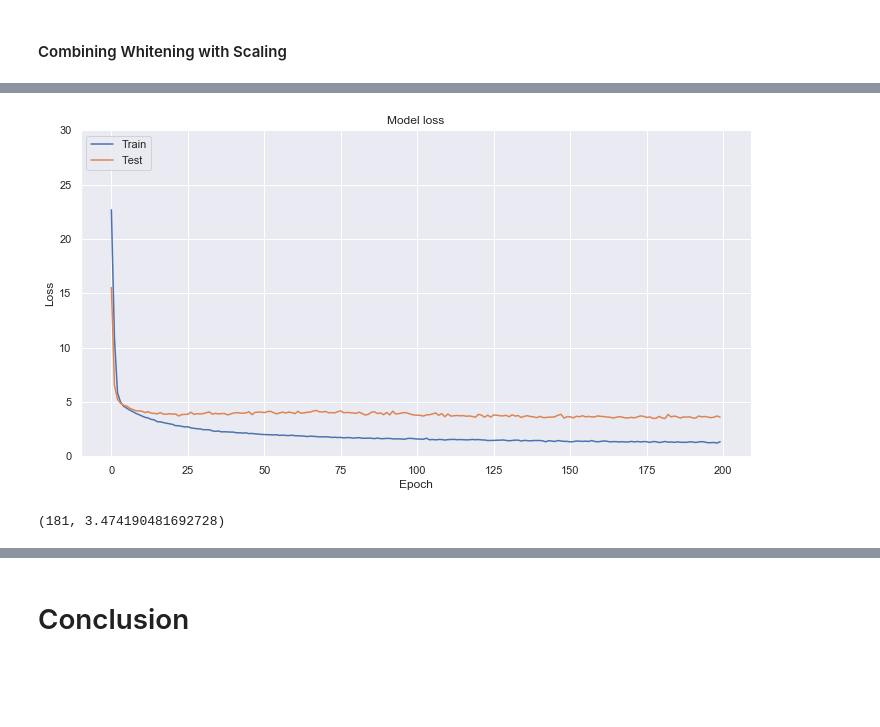
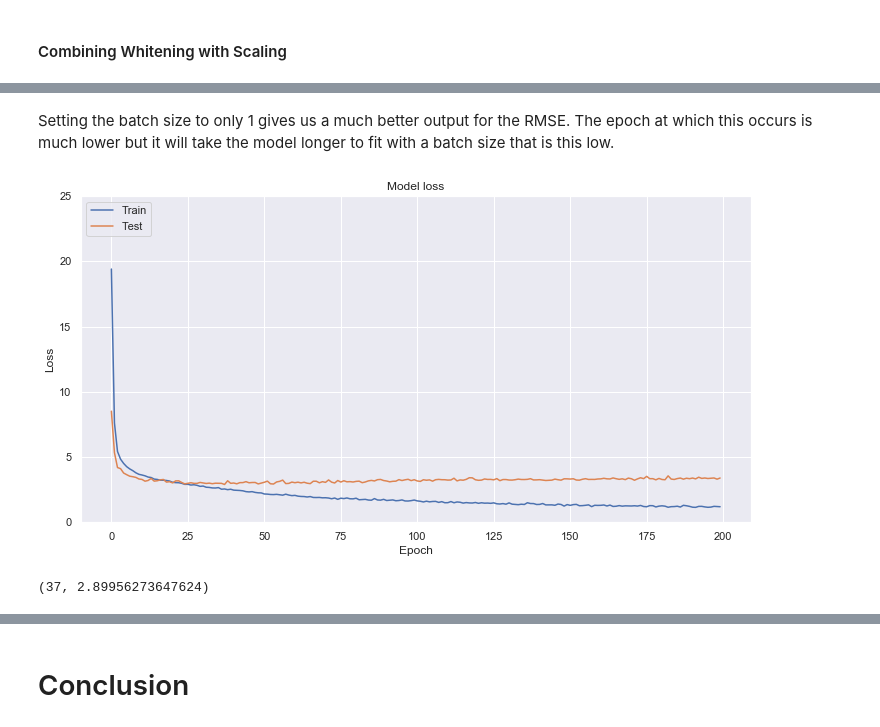
Before and after one commit to declanbarr/boston-house-prices, a Jupyter notebook: boston-house-prices-analysis.ipynb, the cells around one changed output, grey strips where cells are left out. Saved outputs shown, nothing was run; the diff lists cells and outputs as text; code cells hidden in the pictures; blank space fills up the shorter version.

Commit message:
Added write up for the function and the outputs from the function

```diff
--- a/boston-house-prices-analysis.ipynb
+++ b/boston-house-prices-analysis.ipynb
@@ -695,5 +710,7 @@ neuralNet(whitened_X_train, whitened_X_test, y_train, y_test, plot_y_top=30, epo
+# %% [markdown]
+Setting the batch size to only 1 gives us a much better output for the RMSE. The epoch at which this occurs is much lower but it will take the model longer to fit with a batch size that is this low.
 # %%
-neuralNet(whitened_X_train, whitened_X_test, y_train, y_test, plot_y_top=30, epoch_value=200, batch_value=1)
+neuralNet(whitened_X_train, whitened_X_test, y_train, y_test, plot_y_top=25, epoch_value=200, batch_value=1)
 # %% [output]
-[figure, old version]
+[figure, new version]
-(181, 3.474190481692728)
+(37, 2.89956273647624)
```
Also changed, not shown: parts of 22 cells of this notebook.
